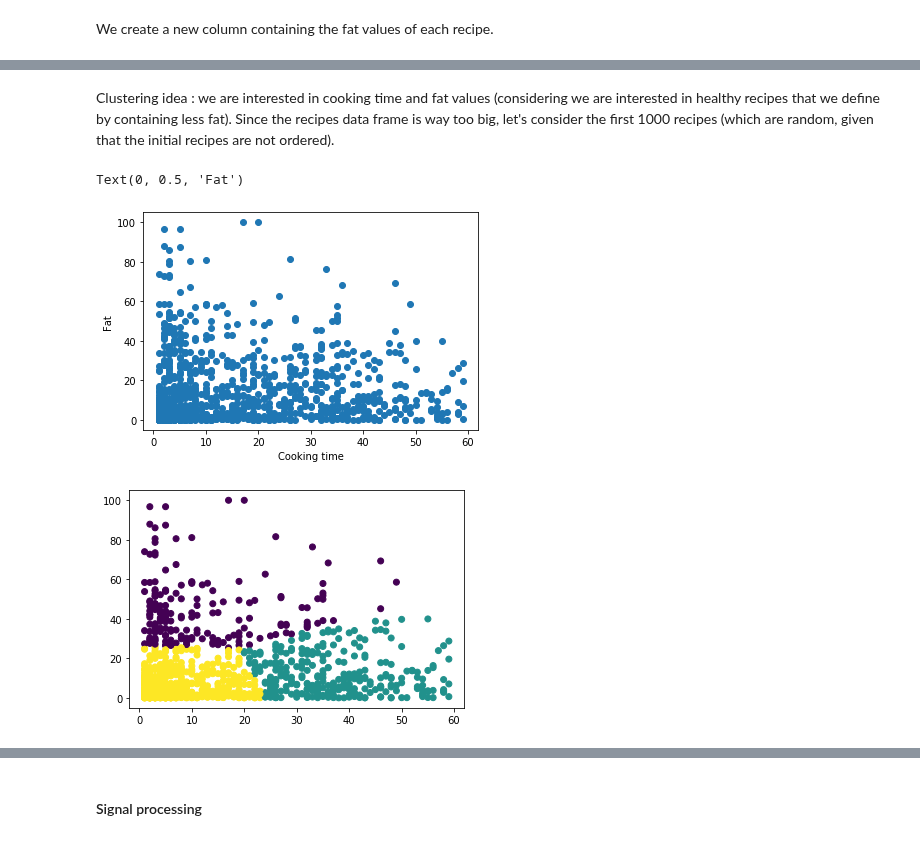
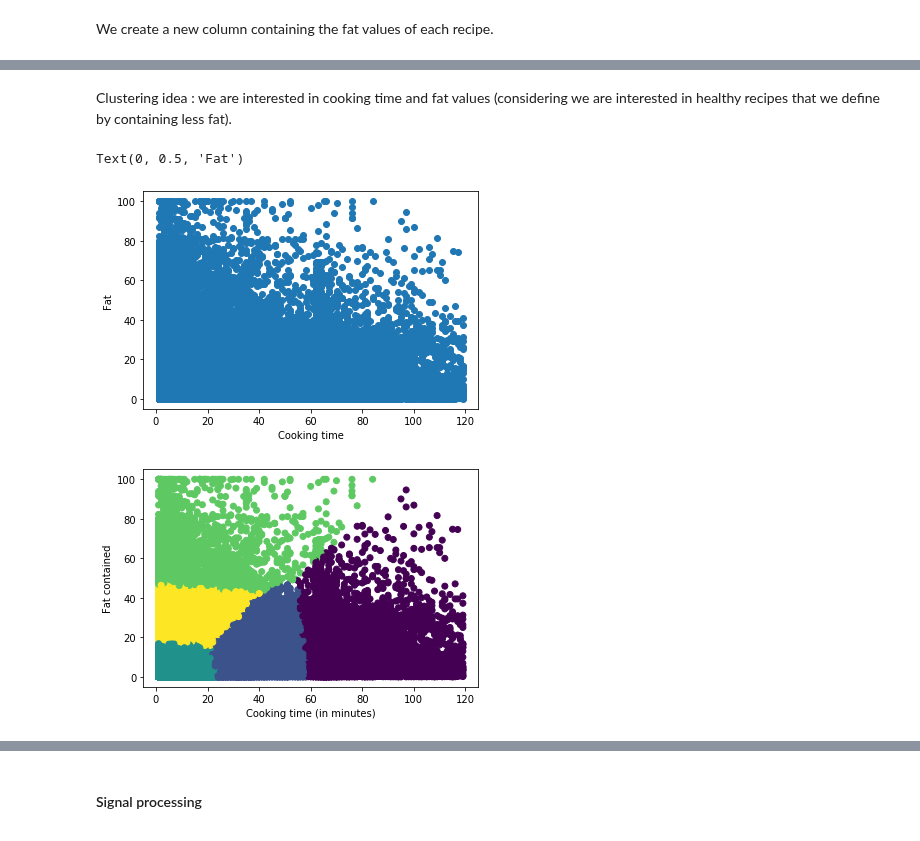
Before and after one commit to alex-mocanu/A-Network-Tour-of-DS-Homework, a Jupyter notebook: Project/cooking_time.ipynb, the cells around one changed output, grey strips where cells are left out. Saved outputs shown, nothing was run; the diff lists cells and outputs as text; code cells hidden in the pictures.

```diff
--- a/Project/cooking_time.ipynb
+++ b/Project/cooking_time.ipynb
@@ -241,17 +268,17 @@ recipes_df['fat'] = recipes_df.nutr_values_per100g.apply(lambda x : round(x['fat
 # %% [markdown]
-Clustering idea : we are interested in cooking time and fat values (considering we are interested in healthy recipes that we define by containing less fat). Since the recipes data frame is way too big, let's consider the first 1000 recipes (which are random, given that the initial recipes are not ordered).
+Clustering idea : we are interested in cooking time and fat values (considering we are interested in healthy recipes that we define by containing less fat).
 # %%
 subdf = recipes_df_time.merge(recipes_df, on = 'id', copy=False)
 subdf = subdf[['title_x','cooking_time','fat']]
-subdf = subdf[subdf['cooking_time'] < 60] #Keep only under an hour.
+subdf = subdf[subdf['cooking_time'] < 120] #Keep only under an hour.
 # %%
-X = np.zeros(shape=(1000,2))
-X[:,0] = subdf.iloc[:1000].cooking_time.to_numpy()
-X[:,1] = subdf.iloc[:1000].fat.to_numpy()
+X = np.zeros(shape=(len(subdf),2))
+X[:,0] = subdf.cooking_time.to_numpy()
+X[:,1] = subdf.fat.to_numpy()
 # %%
 plt.scatter(X[:,0],X[:,1]) #Coordinates are cooking time and fat.
 plt.xlabel('Cooking time')
 plt.ylabel('Fat')
 # %% [output]
 Text(0, 0.5, 'Fat')
-[figure, old version]
+[figure, new version]
@@ -260,8 +285,13 @@ from sklearn.cluster import KMeans
 # %%
-y_pred = KMeans(n_clusters=3).fit(X).labels_
+kmeans = KMeans(n_clusters=5).fit(X)
+y_pred = kmeans.labels_
+centers = kmeans.cluster_centers_
 plt.scatter(X[:, 0], X[:, 1], c=y_pred)
+plt.xlabel('Cooking time (in minutes)')
+plt.ylabel('Fat contained')
+plt.savefig('clustering.png')
 plt.show()
 # %% [output]
-[figure, old version]
+[figure, new version]
 # %%
 indices = (y_pred == 2) #Low cooking time, low fat (healthy)
```
Also changed, not shown: parts of 15 cells of this notebook.
